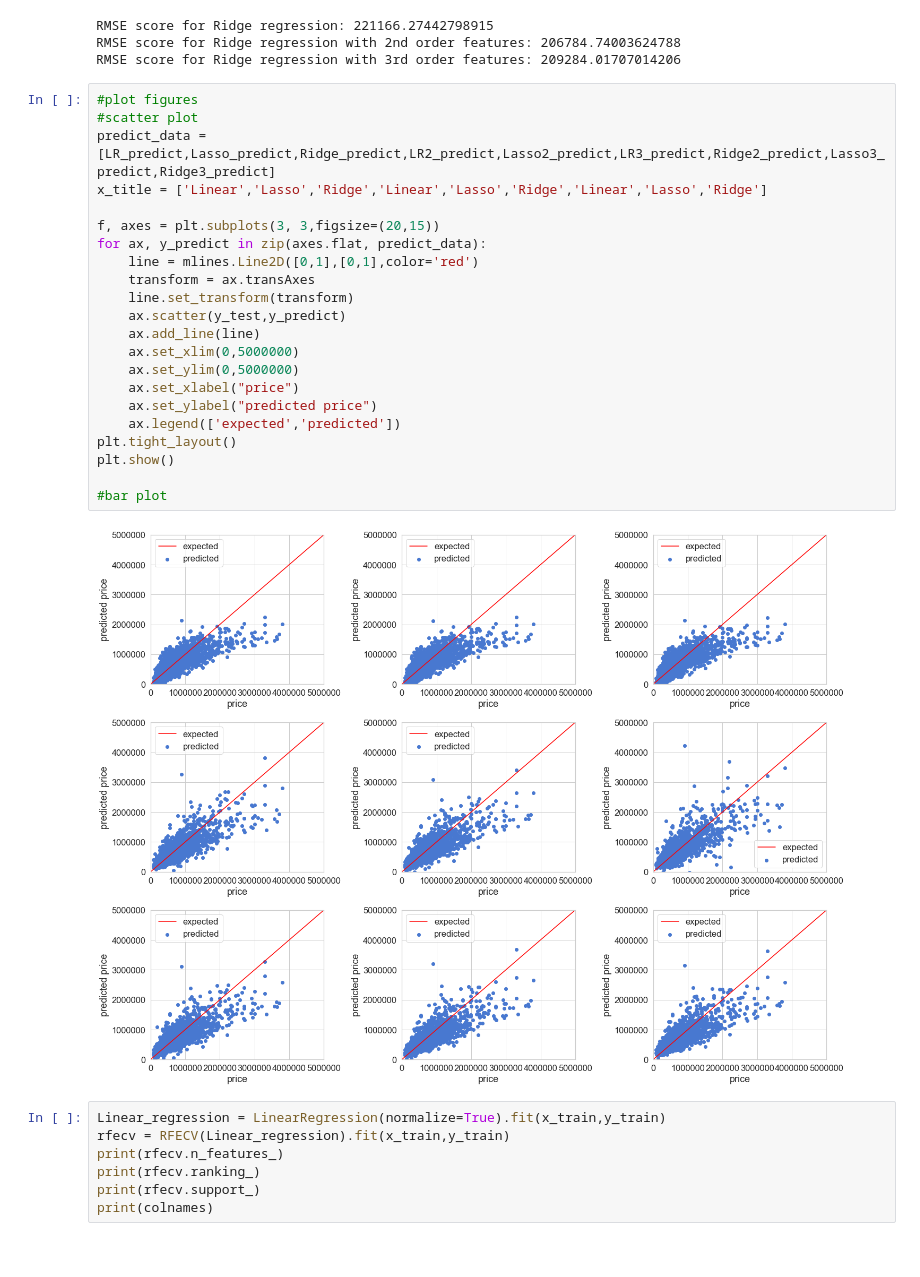
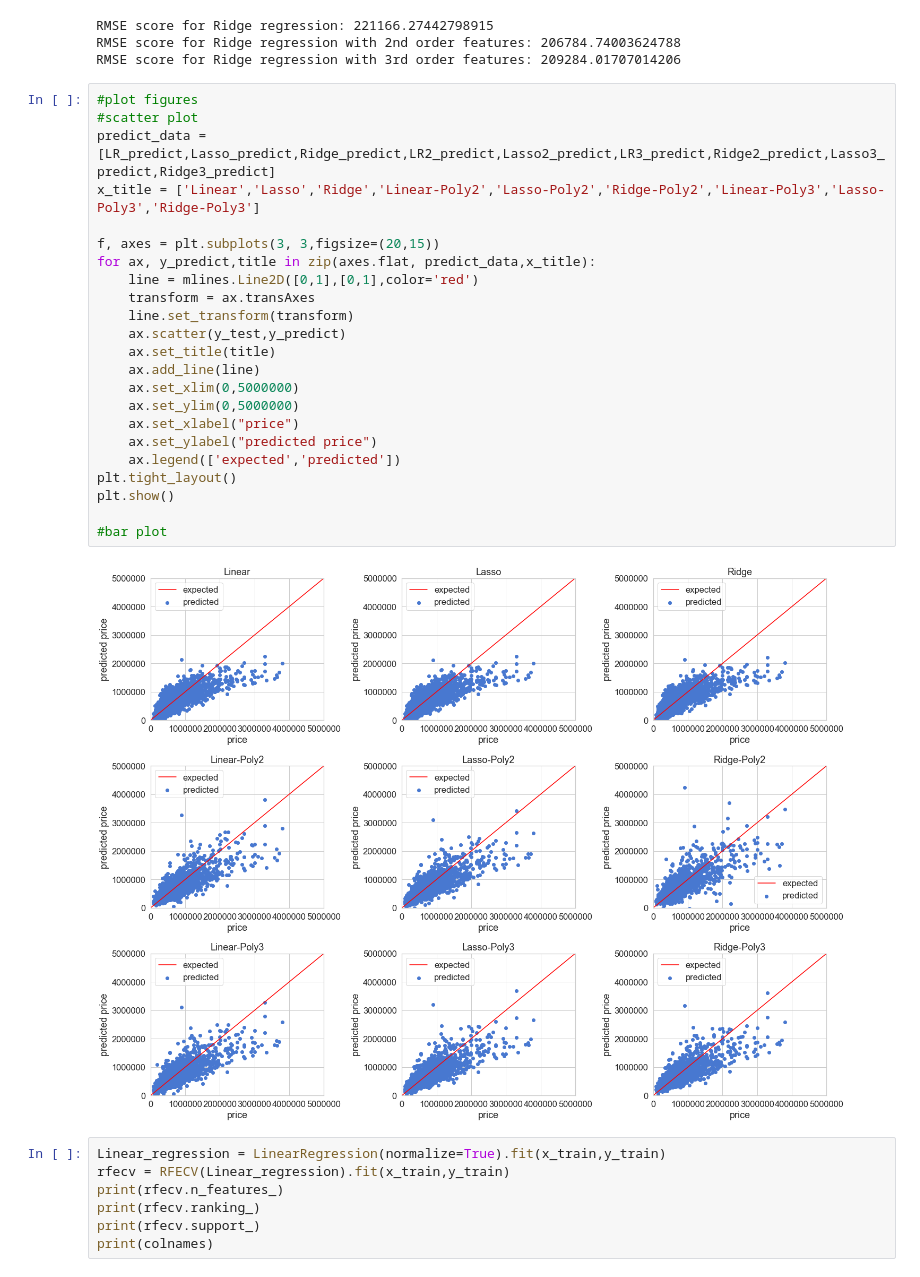
Before and after one commit to xiaochen76/CX4240-Project-House-Price-Predict, a Jupyter notebook: Regression/KC_House_predition_all_features.ipynb, the cells around one changed output. Saved outputs shown, nothing was run; the diff lists cells and outputs as text.

```diff
--- a/Regression/KC_House_predition_all_features.ipynb
+++ b/Regression/KC_House_predition_all_features.ipynb
@@ -163,27 +163,28 @@ RMSE score for Ridge regression with 3rd order features: 209284.01707014206
 # %%
 #plot figures
 #scatter plot
 predict_data = [LR_predict,Lasso_predict,Ridge_predict,LR2_predict,Lasso2_predict,LR3_predict,Ridge2_predict,Lasso3_predict,Ridge3_predict]
-x_title = ['Linear','Lasso','Ridge','Linear','Lasso','Ridge','Linear','Lasso','Ridge']
+x_title = ['Linear','Lasso','Ridge','Linear-Poly2','Lasso-Poly2','Ridge-Poly2','Linear-Poly3','Lasso-Poly3','Ridge-Poly3']
 
 f, axes = plt.subplots(3, 3,figsize=(20,15))
-for ax, y_predict in zip(axes.flat, predict_data):
+for ax, y_predict,title in zip(axes.flat, predict_data,x_title):
     line = mlines.Line2D([0,1],[0,1],color='red')
     transform = ax.transAxes
     line.set_transform(transform)
     ax.scatter(y_test,y_predict)
+    ax.set_title(title)
     ax.add_line(line)
     ax.set_xlim(0,5000000)
     ax.set_ylim(0,5000000)
     ax.set_xlabel("price")
     ax.set_ylabel("predicted price")
     ax.legend(['expected','predicted'])
 plt.tight_layout()
 plt.show()
 
 #bar plot
 # %% [output]
-[figure, old version]
+[figure, new version]
 # %%
 Linear_regression = LinearRegression(normalize=True).fit(x_train,y_train)
 rfecv = RFECV(Linear_regression).fit(x_train,y_train)
```
Also changed, not shown: 1 other file.
